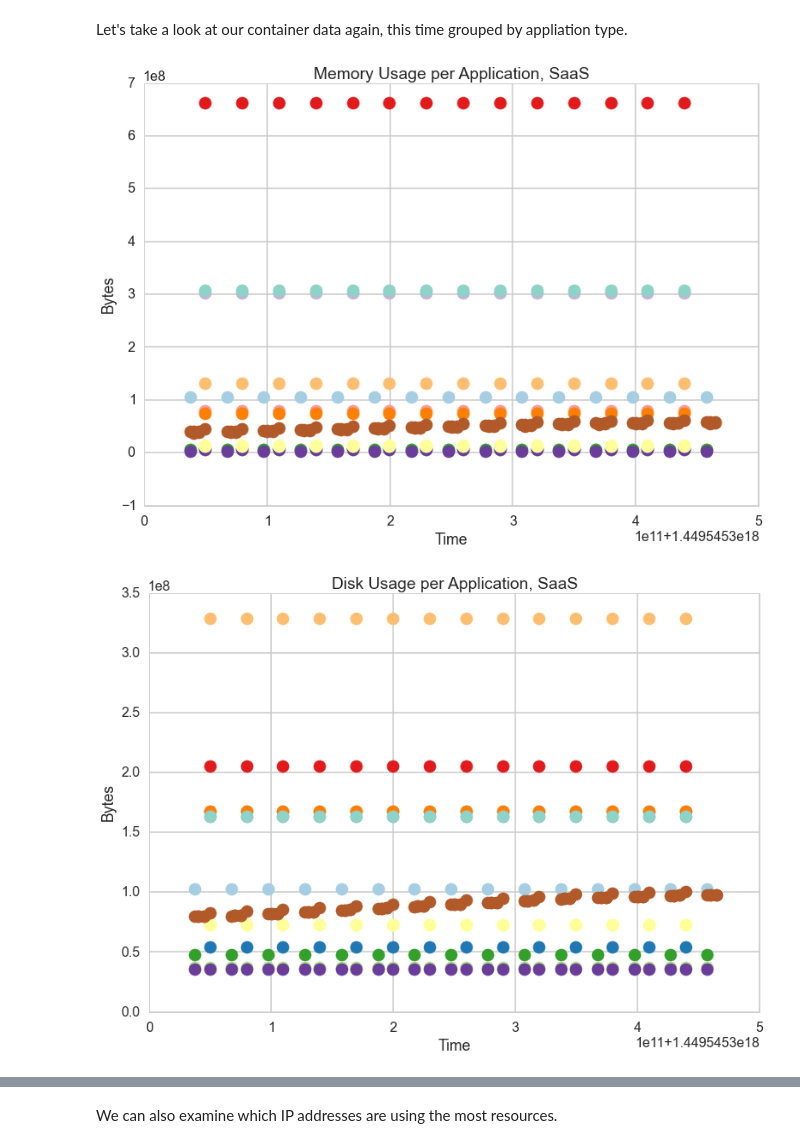
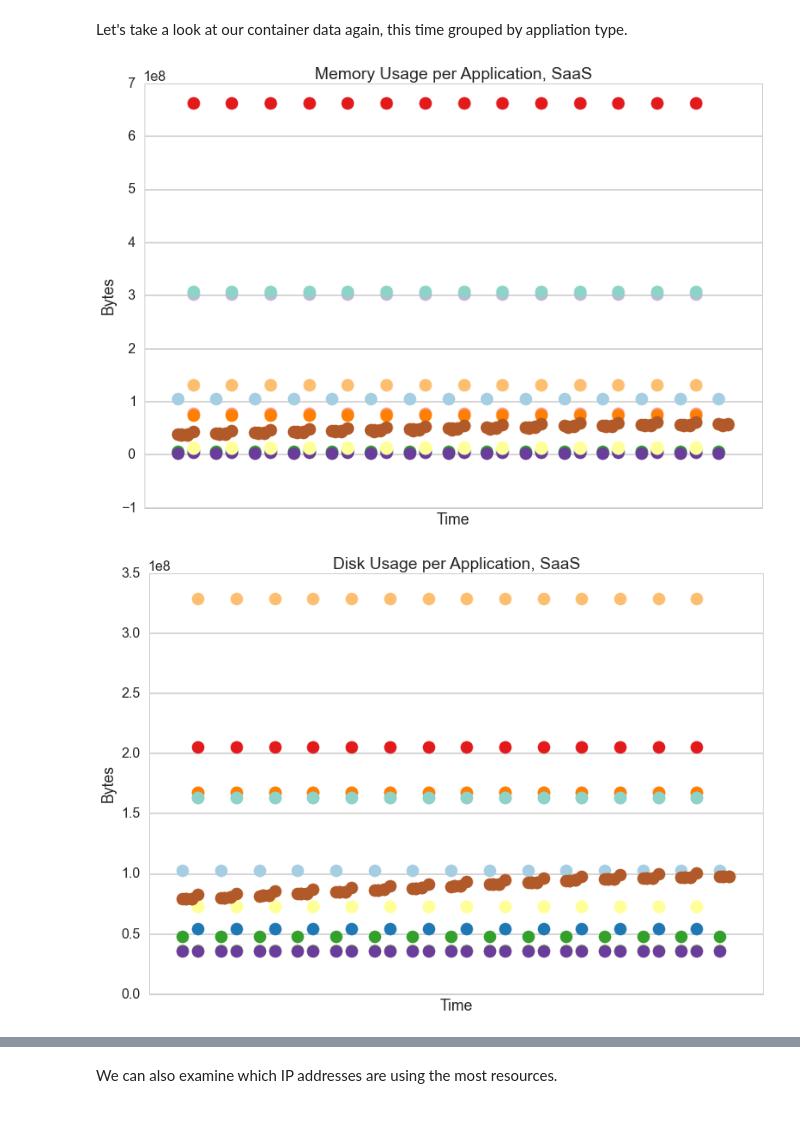
Before and after one commit to harvard-team-pivot/elastic-compute, a Jupyter notebook: elasticCompute.ipynb, the cells around one changed output, grey strips where cells are left out. Drawn from its saved outputs; the diff is of its cells as text; code cells hidden in the pictures; blank space fills up the shorter version.

```diff
--- a/elasticCompute.ipynb
+++ b/elasticCompute.ipynb
@@ -422,22 +462,23 @@ large_container_SaaSDF_group = large_container_SaaSDF.groupby("applicationID")
 # %%
 app_palette= ['#a6cee3','#1f78b4','#b2df8a','#33a02c','#fb9a99','#e31a1c','#fdbf6f','#ff7f00','#cab2d6','#6a3d9a',
                        '#ffff99','#b15928','#8dd3c7']
 appname_list = []
 for appname, values in large_container_SaaSDF_group:
     name = str(appname)
     appname_list.append(name)
 
 app_color_list = zip(appname_list,app_palette)
 
 
 for name,color in app_color_list:
     sub_container=large_container_SaaSDF[large_container_SaaSDF.applicationID== name]
     ax= plt.scatter(sub_container.index.values,sub_container.memory_bytes, color = color, label = name, s=200)
     plt.xlabel("Time")
     plt.ylabel("Bytes")
     plt.title("Memory Usage per Application, SaaS")
+    plt.xticks([])
 # %% [output]
-[figure, old version]
+[figure, new version]
 # %%
 for name,color in app_color_list:
     sub_container=large_container_SaaSDF[large_container_SaaSDF.applicationID== name]
@@ -445,8 +486,9 @@ for name,color in app_color_list:
     plt.xlabel("Time")
     plt.ylabel("Bytes")
     plt.title("Disk Usage per Application, SaaS")
+    plt.xticks([])
 # %% [output]
-[figure, old version]
+[figure, new version]
 # %%
 for name,color in app_color_list:
     sub_container=large_container_SaaSDF[large_container_SaaSDF.applicationID== name]
```
Also changed, not shown: parts of 11 cells of this notebook.
